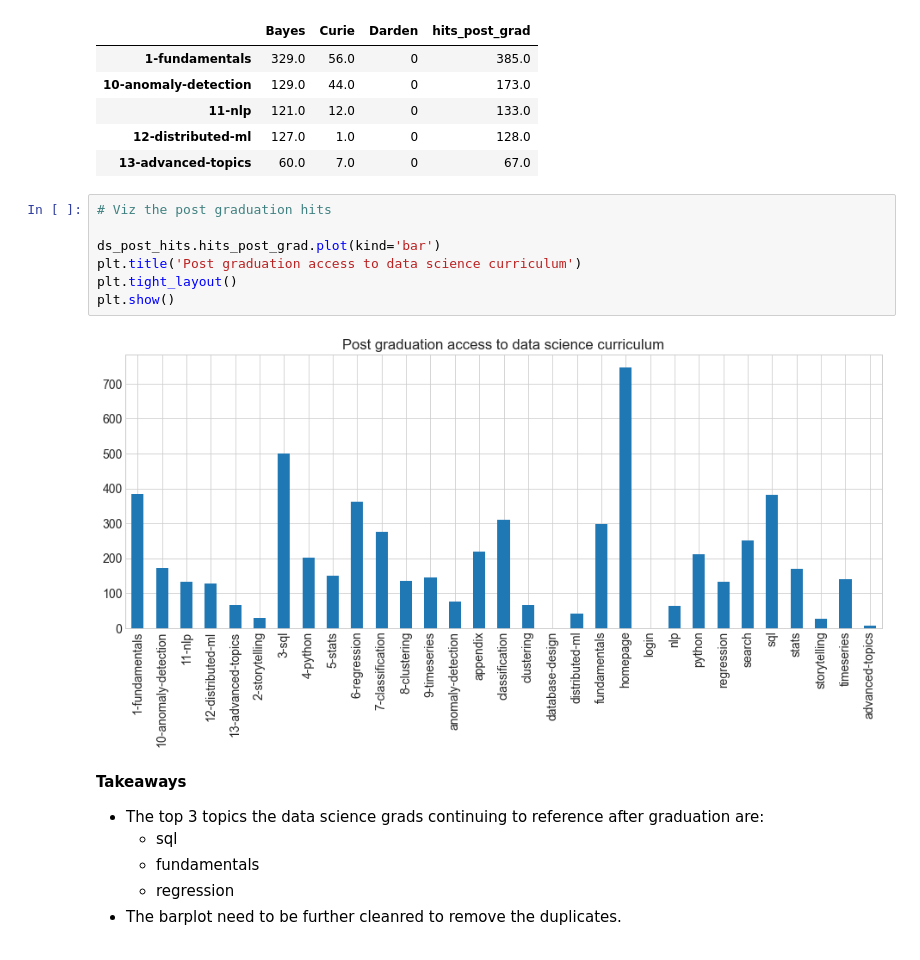
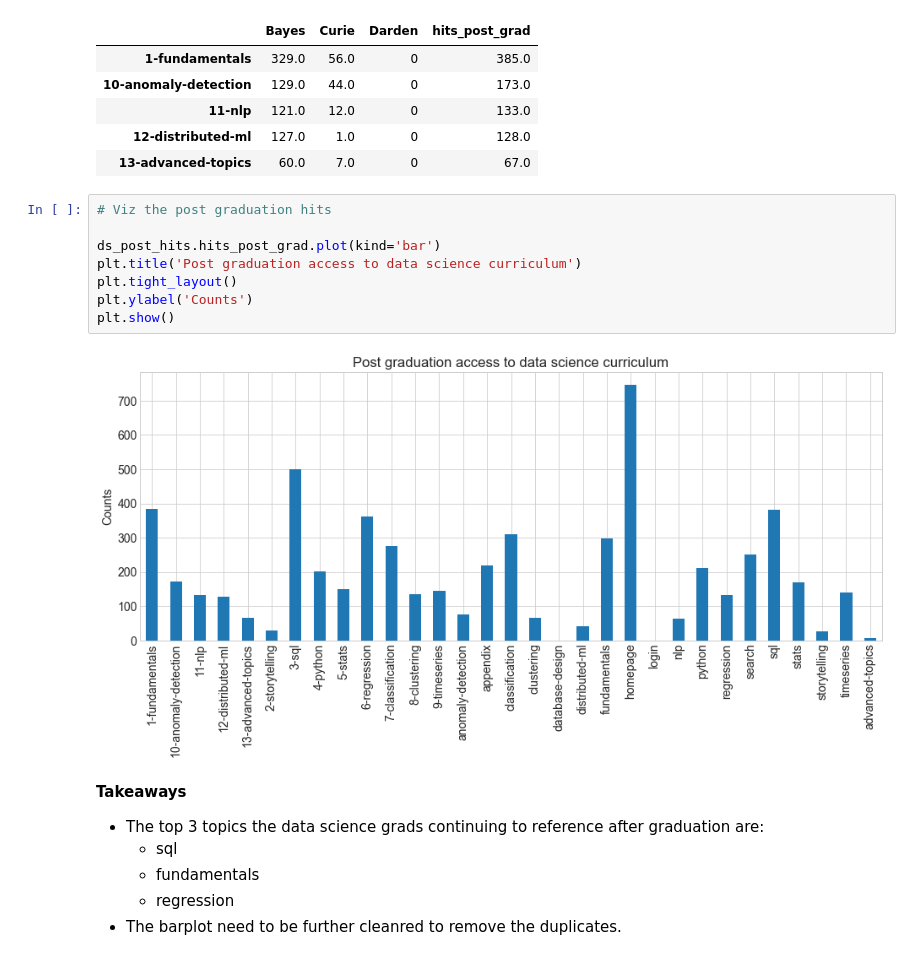
Before and after one commit to Yongliang-Shi/Anomaly-Detection-in-the-Curriculum-Access-Log, a Jupyter notebook: explore_log.ipynb, the cells around one changed output. Cells and saved outputs as stored; diff of their text form.

Commit message:
small changes on the ylabels

```diff
--- a/explore_log.ipynb
+++ b/explore_log.ipynb
@@ -704,12 +704,13 @@ ds_post_hits.head()
 # %%
 # Viz the post graduation hits
 
 ds_post_hits.hits_post_grad.plot(kind='bar')
 plt.title('Post graduation access to data science curriculum')
 plt.tight_layout()
+plt.ylabel('Counts')
 plt.show()
 # %% [output]
-[figure, old version]
+[figure, new version]
 # %% [markdown]
 **Takeaways**
 - The top 3 topics the data science grads continuing to reference after graduation are:
```
Also changed, not shown: parts of 3 cells of this notebook.
